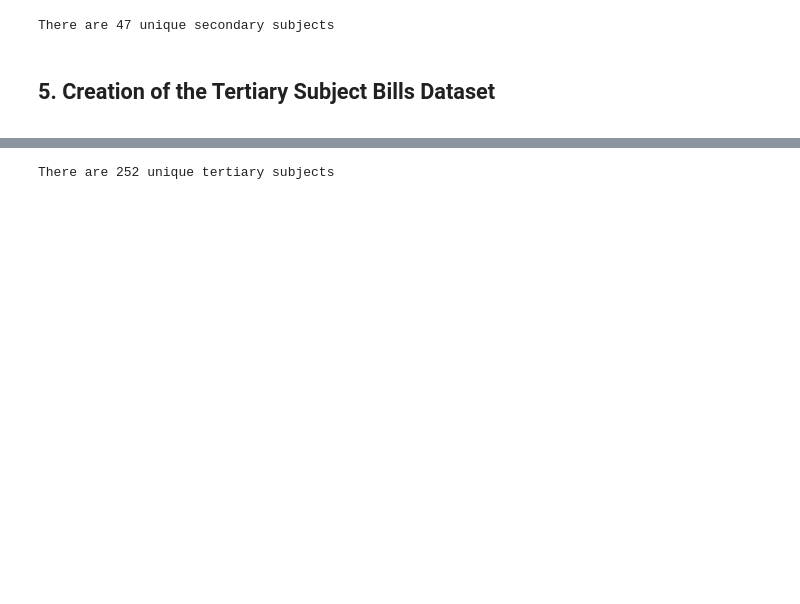
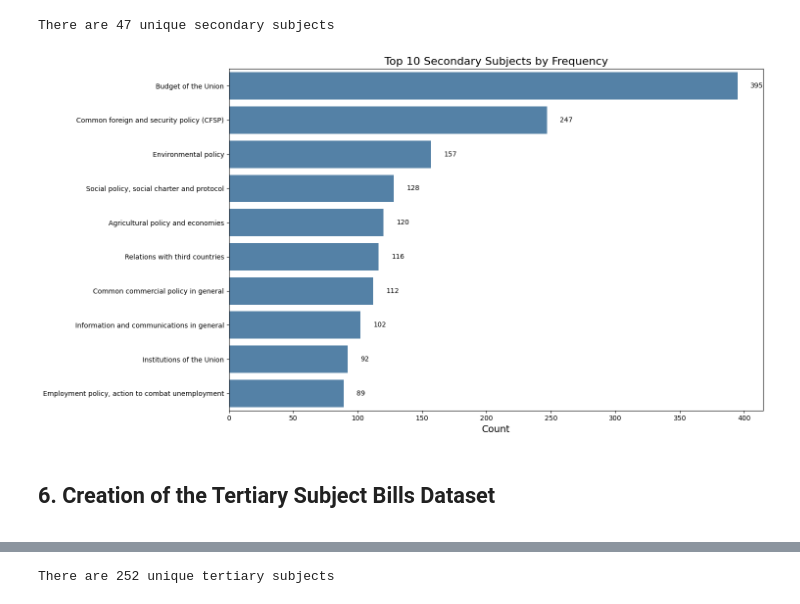
Before and after one commit to srosalino/Multi-polarization_in_the_9th_term_of_the_European_Parliament, a Jupyter notebook: scripts/6_bill_subject_assignment.ipynb, the cells around one changed output, grey strips where cells are left out. Saved outputs shown, nothing was run; the diff lists cells and outputs as text; code cells hidden in the pictures; blank space fills up the shorter version.

```diff
--- a/scripts/6_bill_subject_assignment.ipynb
+++ b/scripts/6_bill_subject_assignment.ipynb
@@ -319,8 +538,39 @@ array(['3.20', '6.40', '2.10', '5.03', '6.20', '6.30', '7.10', '8.40',
 print(f'There are {secondary_subject_bills["secondary_subject"].nunique()} unique secondary subjects')
 # %% [output]
 There are 47 unique secondary subjects
+# %%
+# Count the occurrences of each secondary subject and get the top 10
+top_secondary_subjects = secondary_subject_bills['secondary_subject'].value_counts().head(10)
+
+# Plotting the bar plot for the top 10 secondary subjects
+plt.figure(figsize=(15, 8))
+ax = sns.barplot(
+    y=top_secondary_subjects.index,
+    x=top_secondary_subjects.values,
+    color='steelblue'
+)
+
+# Add counts on the right of each bar
+for p in ax.patches:
+    plt.text(
+        p.get_width() + 10,
+        p.get_y() + p.get_height() / 2,
+        f'{int(p.get_width())}',
+        va='center', fontsize=10
+    )
+
+# Set title and axis labels
+plt.title('Top 10 Secondary Subjects by Frequency', fontsize=16)
+plt.xlabel('Count', fontsize=14)
+plt.ylabel('', fontsize=14)
+
+# Display the plot
+plt.tight_layout()
+plt.show()
+# %% [output]
+[figure, added]
 # %% [markdown]
-## 5. Creation of the Tertiary Subject Bills Dataset
+## 6. Creation of the Tertiary Subject Bills Dataset
 <a id="Creation-of-the-Tertiary-Subject-Bills-Dataset"></a>
 # %%
 # Create a new column for the tertiary subject by extracting up until the third part of the 'subjects' column
```
Also changed, not shown: parts of 22 cells of this notebook, 8 other files.
